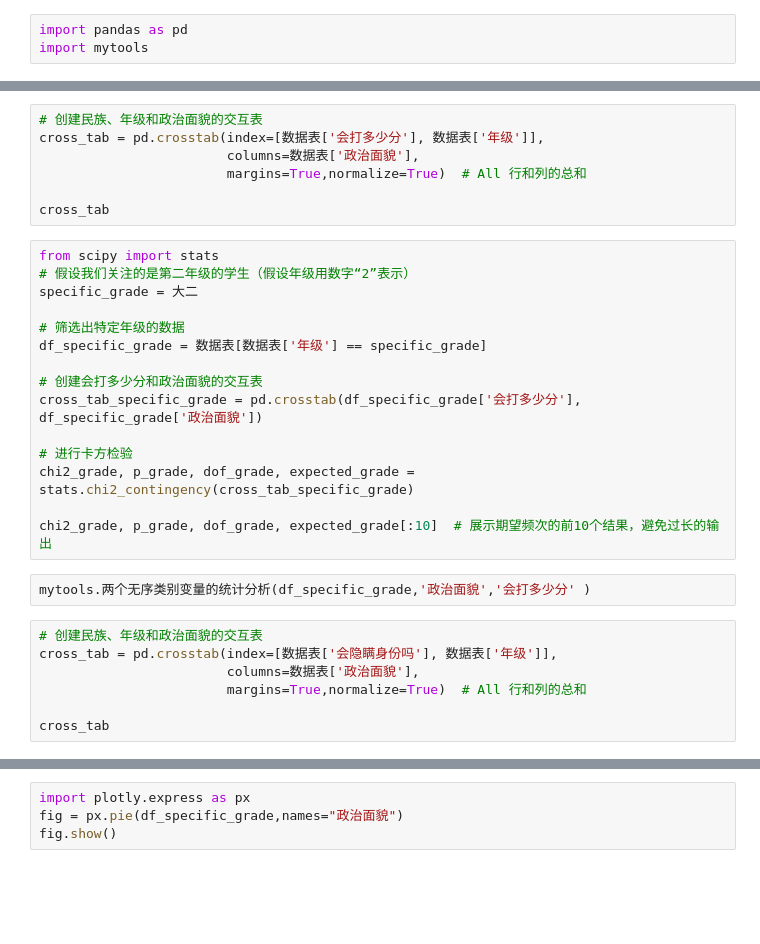
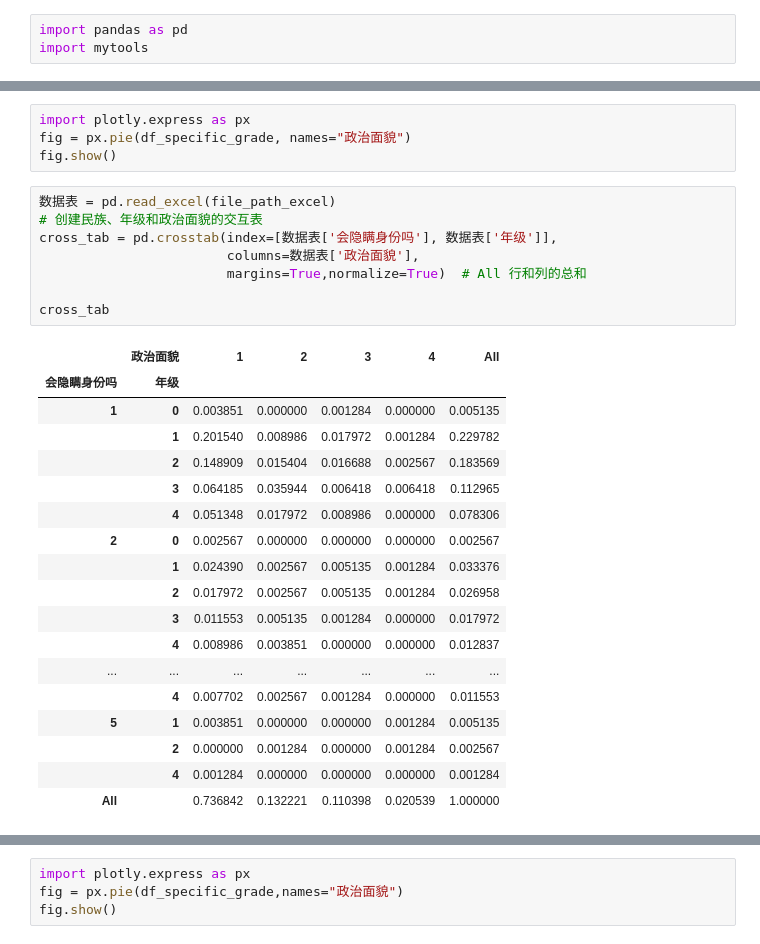
Before and after one commit to Xuyanli-Hub/xuyanli, a Jupyter notebook: output/16-多变量统计分析.ipynb, the cells around one changed output, grey strips where cells are left out. Saved outputs shown, nothing was run; the diff lists cells and outputs as text; blank space fills up the shorter version.

```diff
--- a/output/16-多变量统计分析.ipynb
+++ b/output/16-多变量统计分析.ipynb
@@ -7,31 +147,31 @@ import mytools
+# %%
+import plotly.express as px
+fig = px.pie(df_specific_grade, names="政治面貌")
+fig.show()
 # %%
+数据表 = pd.read_excel(file_path_excel)
 # 创建民族、年级和政治面貌的交互表
-cross_tab = pd.crosstab(index=[数据表['会打多少分'], 数据表['年级']],
+cross_tab = pd.crosstab(index=[数据表['会隐瞒身份吗'], 数据表['年级']],
                         columns=数据表['政治面貌'],
                         margins=True,normalize=True)  # All 行和列的总和
 
 cross_tab
+# %% [output]
+|  | 政治面貌 | 1 | 2 | 3 | 4 | All |
+| 会隐瞒身份吗 | 年级 |  |  |  |  |  |
+| 1 | 0 | 0.003851 | 0.000000 | 0.001284 | 0.000000 | 0.005135 |
+|  | 1 | 0.201540 | 0.008986 | 0.017972 | 0.001284 | 0.229782 |
+|  | 2 | 0.148909 | 0.015404 | 0.016688 | 0.002567 | 0.183569 |
+|  | 3 | 0.064185 | 0.035944 | 0.006418 | 0.006418 | 0.112965 |
+|  | 4 | 0.051348 | 0.017972 | 0.008986 | 0.000000 | 0.078306 |
+| 2 | 0 | 0.002567 | 0.000000 | 0.000000 | 0.000000 | 0.002567 |
+|  | 1 | 0.024390 | 0.002567 | 0.005135 | 0.001284 | 0.033376 |
+|  | 2 | 0.017972 | 0.002567 | 0.005135 | 0.001284 | 0.026958 |
+|  | 3 | 0.011553 | 0.005135 | 0.001284 | 0.000000 | 0.017972 |
+|  | 4 | 0.008986 | 0.003851 | 0.000000 | 0.000000 | 0.012837 |
+| ... | ... | ... | ... | ... | ... | ... |
+|  | 4 | 0.007702 | 0.002567 | 0.001284 | 0.000000 | 0.011553 |
+| 5 | 1 | 0.003851 | 0.000000 | 0.000000 | 0.001284 | 0.005135 |
+|  | 2 | 0.000000 | 0.001284 | 0.000000 | 0.001284 | 0.002567 |
+|  | 4 | 0.001284 | 0.000000 | 0.000000 | 0.000000 | 0.001284 |
+| All |  | 0.736842 | 0.132221 | 0.110398 | 0.020539 | 1.000000 |
-# %%
-from scipy import stats
-# 假设我们关注的是第二年级的学生（假设年级用数字“2”表示）
-specific_grade = 大二
-
-# 筛选出特定年级的数据
-df_specific_grade = 数据表[数据表['年级'] == specific_grade]
-
-# 创建会打多少分和政治面貌的交互表
-cross_tab_specific_grade = pd.crosstab(df_specific_grade['会打多少分'], df_specific_grade['政治面貌'])
-
-# 进行卡方检验
-chi2_grade, p_grade, dof_grade, expected_grade = stats.chi2_contingency(cross_tab_specific_grade)
-
-chi2_grade, p_grade, dof_grade, expected_grade[:10]  # 展示期望频次的前10个结果，避免过长的输出
-# %%
-mytools.两个无序类别变量的统计分析(df_specific_grade,'政治面貌','会打多少分' )
-# %%
-# 创建民族、年级和政治面貌的交互表
-cross_tab = pd.crosstab(index=[数据表['会隐瞒身份吗'], 数据表['年级']],
-                        columns=数据表['政治面貌'],
-                        margins=True,normalize=True)  # All 行和列的总和
-
-cross_tab
```
Also changed, not shown: parts of 10 cells of this notebook, 9 other files.
